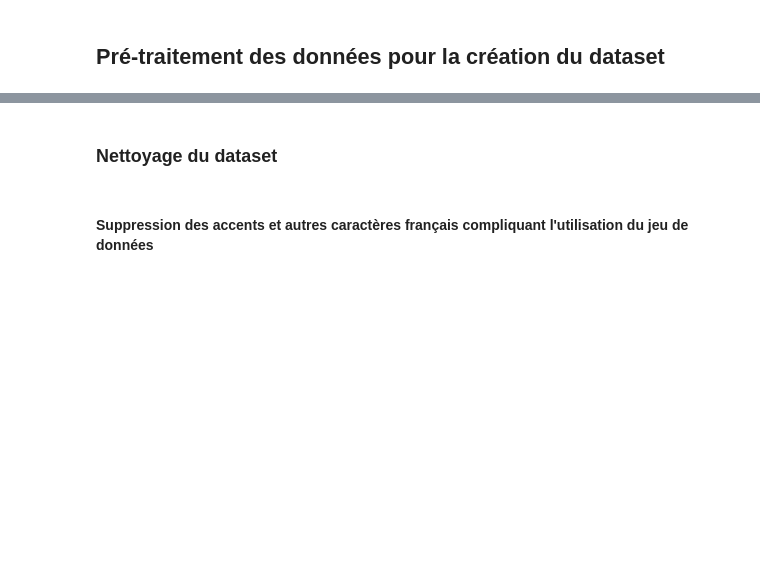
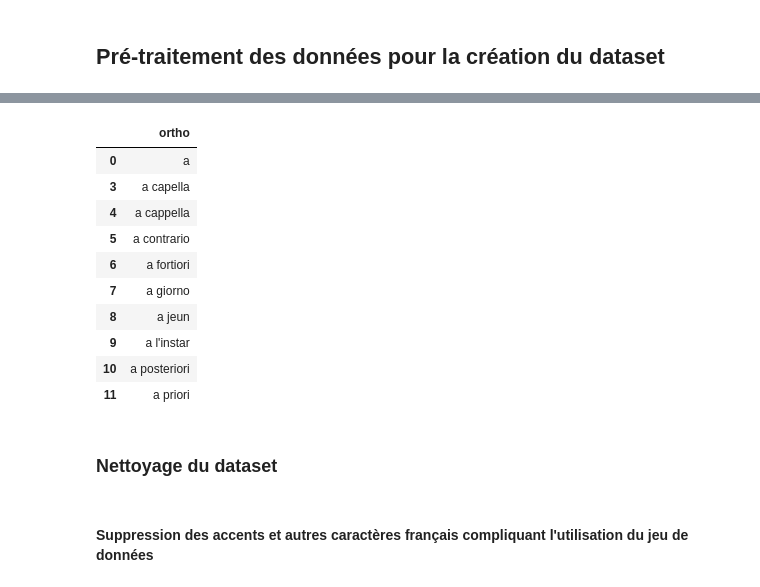
Before and after one commit to GzIrYsz/smart-read-prototypes, a Jupyter notebook: notebooks/spellchecking/data-preprocessing.ipynb, the cells around one changed output, grey strips where cells are left out. Cells and saved outputs as stored; diff of their text form; code cells hidden in the pictures; blank space fills up the shorter version.

Commit message:
fix(spellchecking): change print and grammar corrections

```diff
--- a/notebooks/spellchecking/data-preprocessing.ipynb
+++ b/notebooks/spellchecking/data-preprocessing.ipynb
@@ -31,7 +44,19 @@ Récupération des colonnes utiles, dans notre cas nous avons juste besoin de la
 # %%
-dataset =  pd.DataFrame(data["ortho"], dtype=str)
+dataset = pd.DataFrame(data["ortho"], dtype=str)
 dataset.drop_duplicates(keep = 'first', inplace=True) # Supression des doublons
-print(dataset.head(10))
+dataset.head(10)
+# %% [output]
+|  | ortho |
+| 0 | a |
+| 3 | a capella |
+| 4 | a cappella |
+| 5 | a contrario |
+| 6 | a fortiori |
+| 7 | a giorno |
+| 8 | a jeun |
+| 9 | a l'instar |
+| 10 | a posteriori |
+| 11 | a priori |
 # %% [markdown]
 ### Nettoyage du dataset
 # %% [markdown]
```
Also changed, not shown: parts of 12 cells of this notebook.
